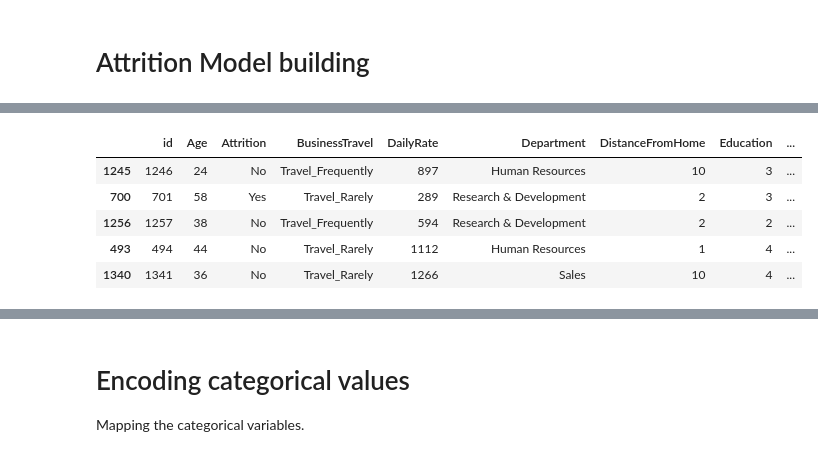
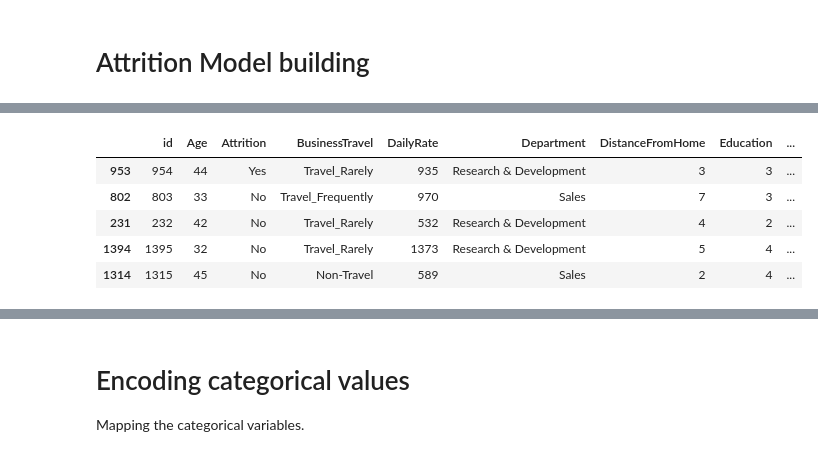
Before and after one commit to iamunik/Employee-Attrition, a Jupyter notebook: Streamlit/Attrition model.ipynb, the cells around one changed output, grey strips where cells are left out. Saved outputs shown, nothing was run; the diff lists cells and outputs as text; code cells hidden in the pictures.

```diff
--- a/Streamlit/Attrition model.ipynb
+++ b/Streamlit/Attrition model.ipynb
@@ -38,15 +16,15 @@ from time import time
 pd.set_option('display.max_columns', None)
 # %%
 # Reading the dataset
-data = pd.read_csv('attr.csv')
+data = pd.read_csv('./assets/attr.csv')
 data.sample(5)
 # %% [output]
 |  | id | Age | Attrition | BusinessTravel | DailyRate | Department | DistanceFromHome | Education | ... |
-| 1245 | 1246 | 24 | No | Travel_Frequently | 897 | Human Resources | 10 | 3 | ... |
-| 700 | 701 | 58 | Yes | Travel_Rarely | 289 | Research & Development | 2 | 3 | ... |
-| 1256 | 1257 | 38 | No | Travel_Frequently | 594 | Research & Development | 2 | 2 | ... |
-| 493 | 494 | 44 | No | Travel_Rarely | 1112 | Human Resources | 1 | 4 | ... |
-| 1340 | 1341 | 36 | No | Travel_Rarely | 1266 | Sales | 10 | 4 | ... |
+| 953 | 954 | 44 | Yes | Travel_Rarely | 935 | Research & Development | 3 | 3 | ... |
+| 802 | 803 | 33 | No | Travel_Frequently | 970 | Sales | 7 | 3 | ... |
+| 231 | 232 | 42 | No | Travel_Rarely | 532 | Research & Development | 4 | 2 | ... |
+| 1394 | 1395 | 32 | No | Travel_Rarely | 1373 | Research & Development | 5 | 4 | ... |
+| 1314 | 1315 | 45 | No | Non-Travel | 589 | Sales | 2 | 4 | ... |
 # %%
 # Understanding the data
 data.info()
```
Also changed, not shown: parts of 14 cells of this notebook.
